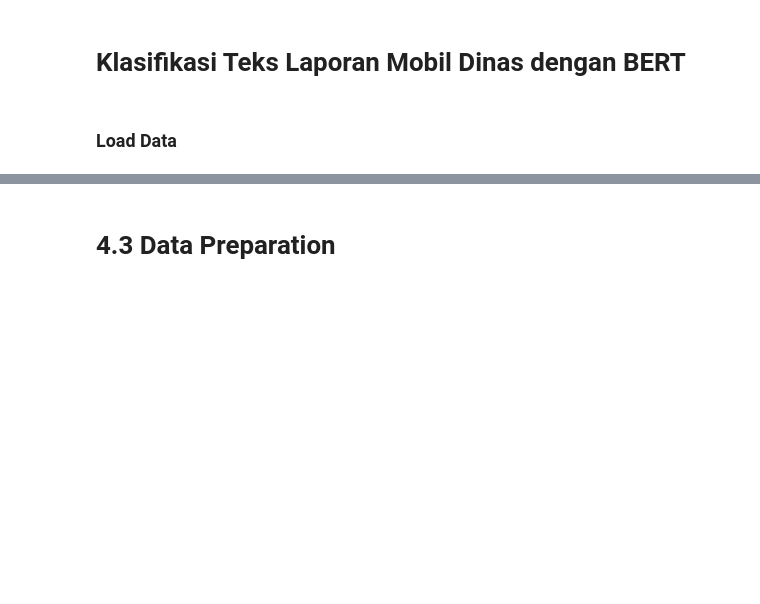
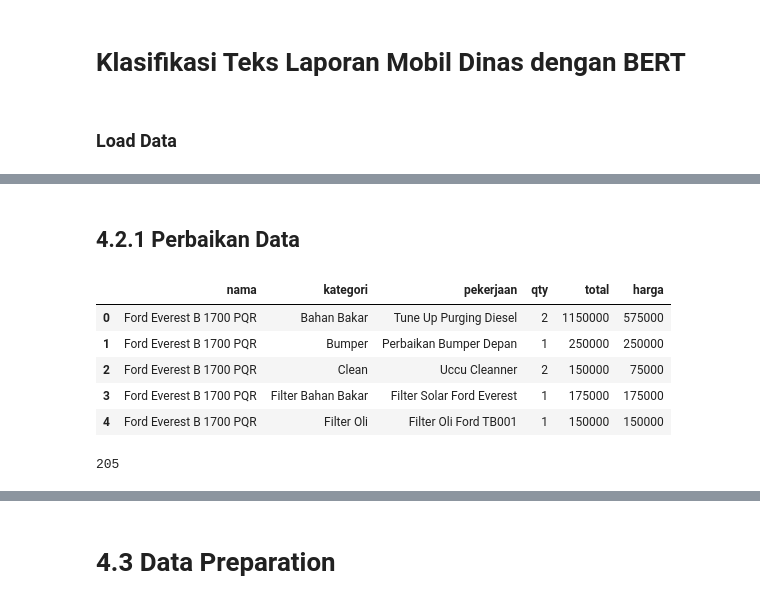
Before and after one commit to AkhdanFirdaus/bmn-model, a Jupyter notebook: final_ta_klasifikasi_teks_bert_keras.ipynb, the cells around one changed output, grey strips where cells are left out. Cells and saved outputs as stored; diff of their text form; code cells hidden in the pictures; blank space fills up the shorter version.

```diff
--- a/final_ta_klasifikasi_teks_bert_keras.ipynb
+++ b/final_ta_klasifikasi_teks_bert_keras.ipynb
@@ -29,0 +32,35 @@ data_laporan_raw = pd.read_csv(loc_laporan)
+# %% [markdown]
+## 4.2.1 Perbaikan Data
+# %%
+data_invoice_fixed = data_invoice_raw.copy()
+
+# Mengisi seluruh data NaN yang sejenis dengan mengisi sesuai karakeristiknya
+data_invoice_fixed['No'].fillna(method='ffill', inplace=True)
+data_invoice_fixed['Tanggal'].fillna(method='ffill', inplace=True)
+data_invoice_fixed['Nama'].fillna(method='ffill', inplace=True)
+data_invoice_fixed['Harga Satuan'] = data_invoice_fixed['Harga Satuan'].str.replace(',', '').astype(int)
+data_invoice_fixed['Total'] = data_invoice_fixed['Total'].str.replace(',', '').astype(int)
+
+# Mengganti Nama Atribut
+data_invoice_fixed = data_invoice_fixed.rename(columns={
+    'No': 'no',
+    'Tanggal': 'tanggal',
+    'Nama': 'nama',
+    'Kategori': 'kategori',
+    'Uraian Pekerjaan': 'pekerjaan',
+    'Qty': 'qty',
+    'Harga Satuan': 'harga',
+    'Total': 'total',
+    'Subtotal': 'subtotal',
+})
+
+# Group and sum
+data_invoice_fixed = data_invoice_fixed.groupby(['nama', 'kategori', 'pekerjaan']).agg({
+    'qty': 'sum',
+    'total': 'sum',
+    'harga': lambda x: round(x.mean())
+}).reset_index()
+
+# Ditujukan untuk visualisasi
+data_invoice_per_mobil = data_invoice_fixed.groupby(['nama']).agg({'total': 'sum'}).reset_index()
+data_invoice_per_kategori = data_invoice_fixed.groupby('kategori')['total'].mean().apply(lambda x: round(x)).reset_index()
@@ -29,0 +93,13 @@ data_laporan_raw = pd.read_csv(loc_laporan)
+# %%
+data_invoice_fixed.head()
+# %% [output]
+|  | nama | kategori | pekerjaan | qty | total | harga |
+| 0 | Ford Everest B 1700 PQR | Bahan Bakar | Tune Up Purging Diesel | 2 | 1150000 | 575000 |
+| 1 | Ford Everest B 1700 PQR | Bumper | Perbaikan Bumper Depan | 1 | 250000 | 250000 |
+| 2 | Ford Everest B 1700 PQR | Clean | Uccu Cleanner | 2 | 150000 | 75000 |
+| 3 | Ford Everest B 1700 PQR | Filter Bahan Bakar | Filter Solar Ford Everest | 1 | 175000 | 175000 |
+| 4 | Ford Everest B 1700 PQR | Filter Oli | Filter Oli Ford TB001 | 1 | 150000 | 150000 |
+# %%
+len(data_sukucadang_fixed.drop_duplicates(subset=['pekerjaan']))
+# %% [output]
+205
```
Also changed, not shown: parts of 37 cells of this notebook.
